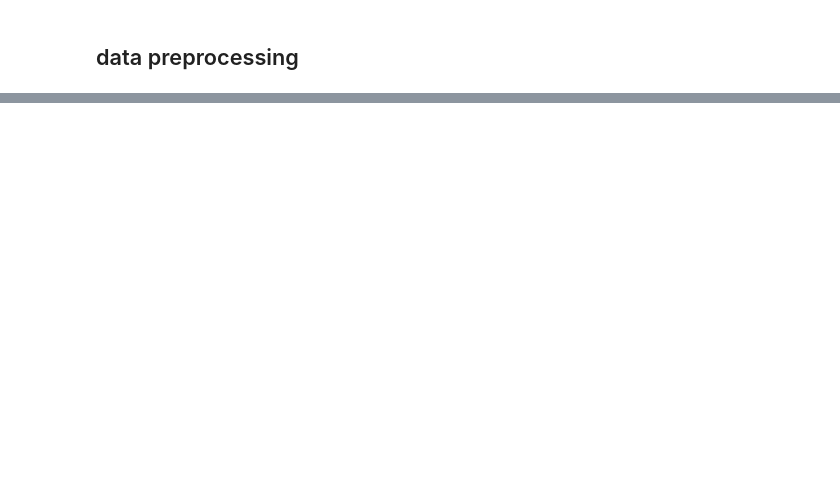
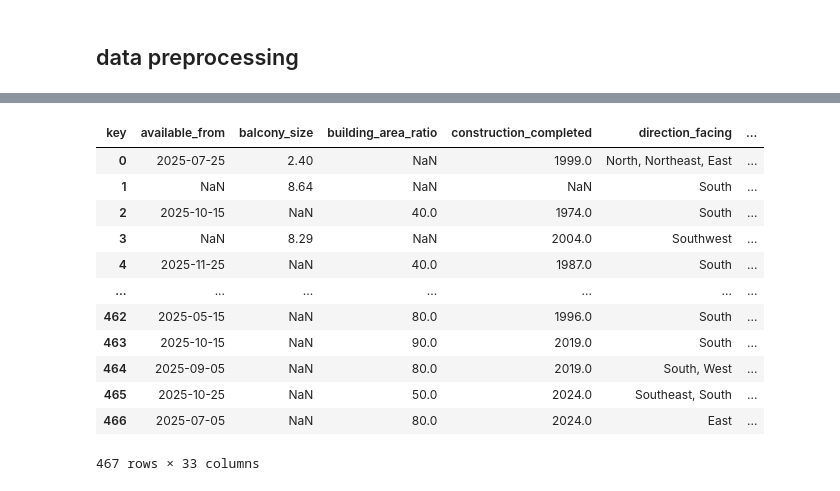
Before and after one commit to dav404-cmd/realestate_agent, a Jupyter notebook: ml_analysis/notebooks/protype_ml.ipynb, the cells around one changed output, grey strips where cells are left out. Saved outputs shown, nothing was run; the diff lists cells and outputs as text; code cells hidden in the pictures; blank space fills up the shorter version.

```diff
--- a/ml_analysis/notebooks/protype_ml.ipynb
+++ b/ml_analysis/notebooks/protype_ml.ipynb
@@ -84,2 +106,15 @@ Name: count, dtype: int64
 # %% [markdown]
 ## data preprocessing
+# %%
+import ast
+
+def parse_range(x):
+    if isinstance(x, str) and x.startswith("[") and x.endswith("]"):
+        return ast.literal_eval(x)
+    return None  # or np.nan
+
+df["floor_clean"] = df["floor"].apply(parse_range)
+
+
+df["floor_min"] = df["floor_clean"].apply(lambda x: x[0] if x else None)
+df["floor_max"] = df["floor_clean"].apply(lambda x: x[1] if x else None)
@@ -85,0 +135,18 @@ Name: count, dtype: int64
+# %%
+df = df.drop(columns=["floor","id","source","scraped_at","building_description","building_name","date_updated","gross_yield","unit_number","unit_summary","url","next_update_schedule"])
+# %%
+df
+# %% [output]
+| key | available_from | balcony_size | building_area_ratio | construction_completed | direction_facing | ... |
+| 0 | 2025-07-25 | 2.40 | NaN | 1999.0 | North, Northeast, East | ... |
+| 1 | NaN | 8.64 | NaN | NaN | South | ... |
+| 2 | 2025-10-15 | NaN | 40.0 | 1974.0 | South | ... |
+| 3 | NaN | 8.29 | NaN | 2004.0 | Southwest | ... |
+| 4 | 2025-11-25 | NaN | 40.0 | 1987.0 | South | ... |
+| ... | ... | ... | ... | ... | ... | ... |
+| 462 | 2025-05-15 | NaN | 80.0 | 1996.0 | South | ... |
+| 463 | 2025-10-15 | NaN | 90.0 | 2019.0 | South | ... |
+| 464 | 2025-09-05 | NaN | 80.0 | 2019.0 | South, West | ... |
+| 465 | 2025-10-25 | NaN | 50.0 | 2024.0 | Southeast, South | ... |
+| 466 | 2025-07-05 | NaN | 80.0 | 2024.0 | East | ... |
+467 rows × 33 columns
```
Also changed, not shown: parts of 8 cells of this notebook.
